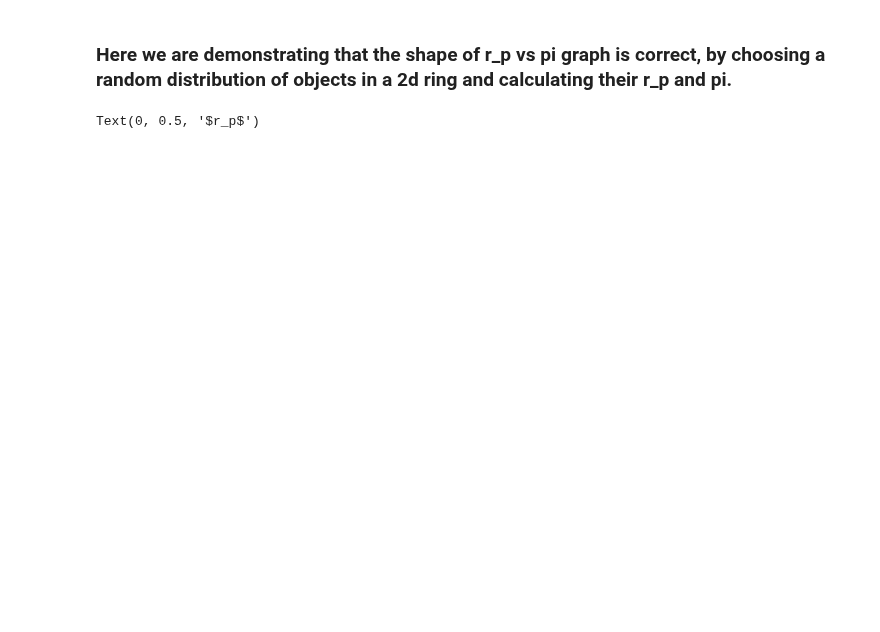
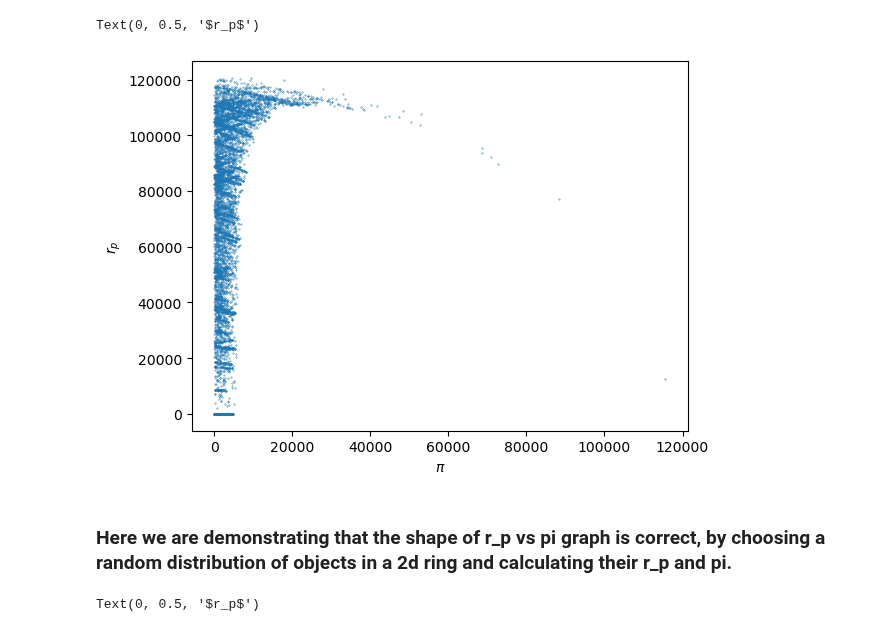
Before and after one commit to VibinRam/DP2, a Jupyter notebook: Codes/Clustering_analysis/Clustering_finder.ipynb, the cells around one changed output. Cells and saved outputs as stored; diff of their text form; code cells hidden in the pictures; blank space fills up the shorter version.

```diff
--- a/Codes/Clustering_analysis/Clustering_finder.ipynb
+++ b/Codes/Clustering_analysis/Clustering_finder.ipynb
@@ -61,3 +100,11 @@ Text(0, 0.5, '$r_p$')
+# %%
+plt.scatter(rand_pi_array, rand_rp_array, s = 0.1)
+plt.xlabel(r"$\pi$")
+plt.ylabel(r"$r_p$")
+#np.where(rand_rp_array < 10)
+# %% [output]
+Text(0, 0.5, '$r_p$')
+[figure, added]
 # %% [markdown]
 ### Here we are demonstrating that the shape of r_p vs pi graph is correct, by choosing a random distribution of objects in a 2d ring and calculating their r_p and pi.
 # %%
```
Also changed, not shown: parts of 9 cells of this notebook, 5 other files.
